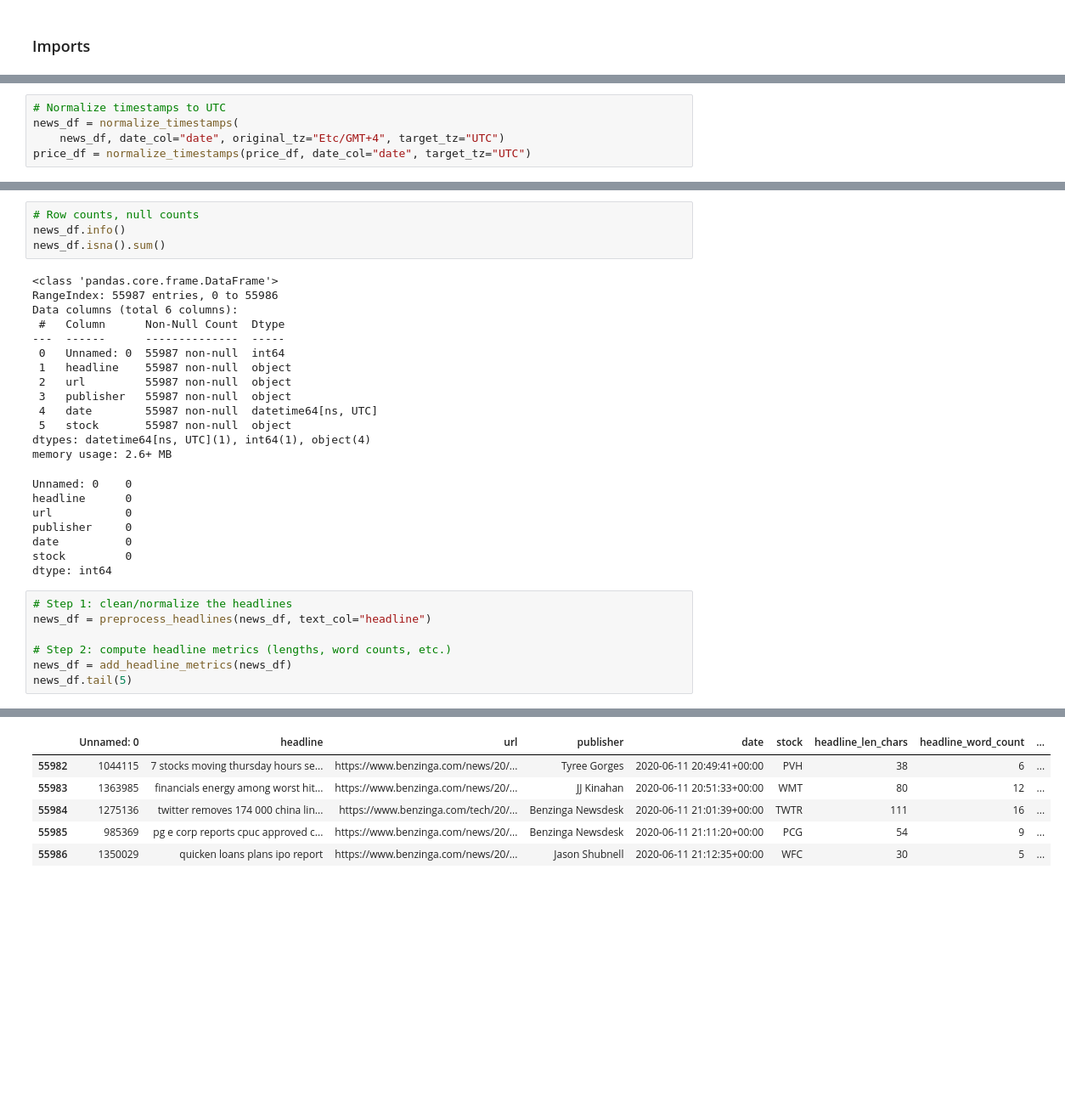
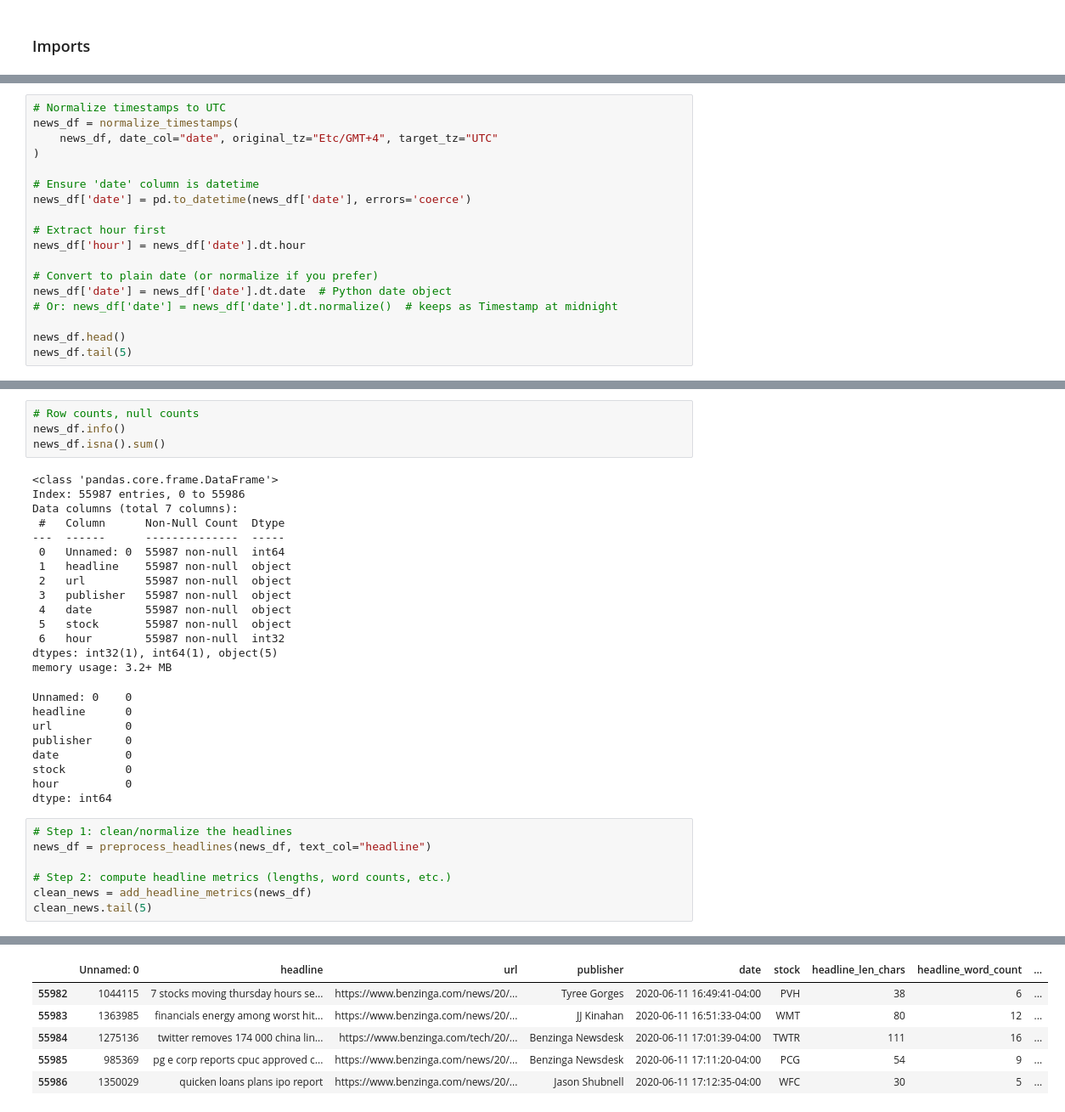
Before and after one commit to tib-dev/Predicting-Price-Moves-with-News-Sentiment, a Jupyter notebook: notebooks/eda_news.ipynb, the cells around one changed output, grey strips where cells are left out. Shown at 85% size. Saved outputs shown, nothing was run; the diff lists cells and outputs as text; blank space fills up the shorter version.

```diff
--- a/notebooks/eda_news.ipynb
+++ b/notebooks/eda_news.ipynb
@@ -81,6 +78,19 @@ news_df.tail(5)
 # %%
 # Normalize timestamps to UTC
 news_df = normalize_timestamps(
-    news_df, date_col="date", original_tz="Etc/GMT+4", target_tz="UTC")
-price_df = normalize_timestamps(price_df, date_col="date", target_tz="UTC")
+    news_df, date_col="date", original_tz="Etc/GMT+4", target_tz="UTC"
+)
+
+# Ensure 'date' column is datetime
+news_df['date'] = pd.to_datetime(news_df['date'], errors='coerce')
+
+# Extract hour first
+news_df['hour'] = news_df['date'].dt.hour
+
+# Convert to plain date (or normalize if you prefer)
+news_df['date'] = news_df['date'].dt.date  # Python date object
+# Or: news_df['date'] = news_df['date'].dt.normalize()  # keeps as Timestamp at midnight
+
+news_df.head()
+news_df.tail(5)
 # %% [output]
@@ -92,30 +107,32 @@ news_df.info()
 news_df.isna().sum()
 # %% [output]
 <class 'pandas.core.frame.DataFrame'>
-RangeIndex: 55987 entries, 0 to 55986
-Data columns (total 6 columns):
+Index: 55987 entries, 0 to 55986
+Data columns (total 7 columns):
  #   Column      Non-Null Count  Dtype
 ---  ------      --------------  -----
  0   Unnamed: 0  55987 non-null  int64
  1   headline    55987 non-null  object
  2   url         55987 non-null  object
  3   publisher   55987 non-null  object
- 4   date        55987 non-null  datetime64[ns, UTC]
+ 4   date        55987 non-null  object
  5   stock       55987 non-null  object
-dtypes: datetime64[ns, UTC](1), int64(1), object(4)
-memory usage: 2.6+ MB
+ 6   hour        55987 non-null  int32
+dtypes: int32(1), int64(1), object(5)
+memory usage: 3.2+ MB
 Unnamed: 0    0
 headline      0
 url           0
 publisher     0
 date          0
 stock         0
+hour          0
 dtype: int64
 # %%
 # Step 1: clean/normalize the headlines
 news_df = preprocess_headlines(news_df, text_col="headline")
 
 # Step 2: compute headline metrics (lengths, word counts, etc.)
-news_df = add_headline_metrics(news_df)
-news_df.tail(5)
+clean_news = add_headline_metrics(news_df)
+clean_news.tail(5)
 # %% [output]
@@ -123,7 +140,7 @@ news_df.tail(5)
 |  | Unnamed: 0 | headline | url | publisher | date | stock | headline_len_chars | headline_word_count | ... |
-| 55982 | 1044115 | 7 stocks moving thursday hours se... | https://www.benzinga.com/news/20/... | Tyree Gorges | 2020-06-11 20:49:41+00:00 | PVH | 38 | 6 | ... |
-| 55983 | 1363985 | financials energy among worst hit... | https://www.benzinga.com/news/20/... | JJ Kinahan | 2020-06-11 20:51:33+00:00 | WMT | 80 | 12 | ... |
-| 55984 | 1275136 | twitter removes 174 000 china lin... | https://www.benzinga.com/tech/20/... | Benzinga Newsdesk | 2020-06-11 21:01:39+00:00 | TWTR | 111 | 16 | ... |
-| 55985 | 985369 | pg e corp reports cpuc approved c... | https://www.benzinga.com/news/20/... | Benzinga Newsdesk | 2020-06-11 21:11:20+00:00 | PCG | 54 | 9 | ... |
-| 55986 | 1350029 | quicken loans plans ipo report | https://www.benzinga.com/news/20/... | Jason Shubnell | 2020-06-11 21:12:35+00:00 | WFC | 30 | 5 | ... |
+| 55982 | 1044115 | 7 stocks moving thursday hours se... | https://www.benzinga.com/news/20/... | Tyree Gorges | 2020-06-11 16:49:41-04:00 | PVH | 38 | 6 | ... |
+| 55983 | 1363985 | financials energy among worst hit... | https://www.benzinga.com/news/20/... | JJ Kinahan | 2020-06-11 16:51:33-04:00 | WMT | 80 | 12 | ... |
+| 55984 | 1275136 | twitter removes 174 000 china lin... | https://www.benzinga.com/tech/20/... | Benzinga Newsdesk | 2020-06-11 17:01:39-04:00 | TWTR | 111 | 16 | ... |
+| 55985 | 985369 | pg e corp reports cpuc approved c... | https://www.benzinga.com/news/20/... | Benzinga Newsdesk | 2020-06-11 17:11:20-04:00 | PCG | 54 | 9 | ... |
+| 55986 | 1350029 | quicken loans plans ipo report | https://www.benzinga.com/news/20/... | Jason Shubnell | 2020-06-11 17:12:35-04:00 | WFC | 30 | 5 | ... |
 # %%
```
Also changed, not shown: parts of 10 cells of this notebook.
